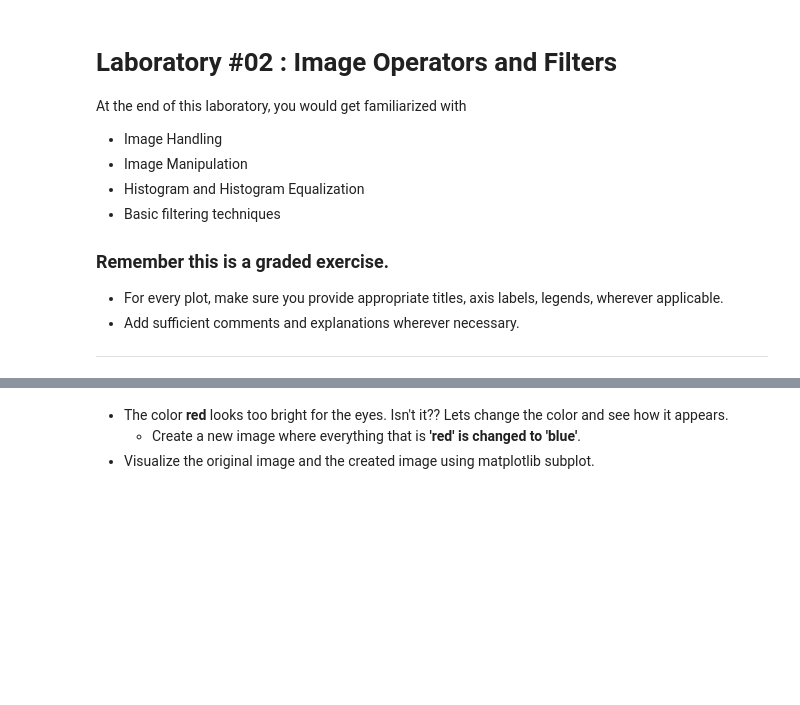
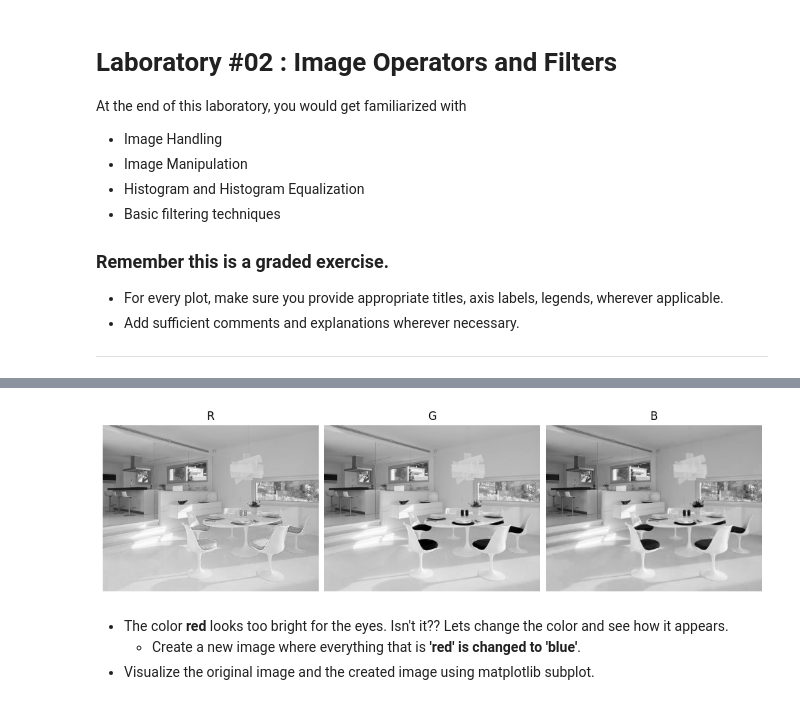
Before and after one commit to MarioROT/CV-MAI, a Jupyter notebook: Session 2/image_operators_and_filters.ipynb, the cells around one changed output, grey strips where cells are left out. Drawn from its saved outputs; the diff is of its cells as text; code cells hidden in the pictures; blank space fills up the shorter version.

```diff
--- a/Session 2/image_operators_and_filters.ipynb
+++ b/Session 2/image_operators_and_filters.ipynb
@@ -53,3 +79,10 @@ from skimage import data, exposure, filters, io, morphology
+# %%
+# solution
+room_img = io.imread('notebook_images/sillas.jpg')
+red, green, blue = room_img[:,:,0], room_img[:,:,1], room_img[:,:,2]
+cp.custom_grids([red, green, blue], 1, 3, ['R', 'G', 'B'], axis='off', cmap='gray').show()
+# %% [output]
+[figure, added]
 # %% [markdown]
 *   The color **red** looks too bright for the eyes. Isn't it?? Lets change the color and see how it appears.
     *    Create a new image where everything that is **'red' is changed to 'blue'**.
```
Also changed, not shown: parts of 11 cells of this notebook.
